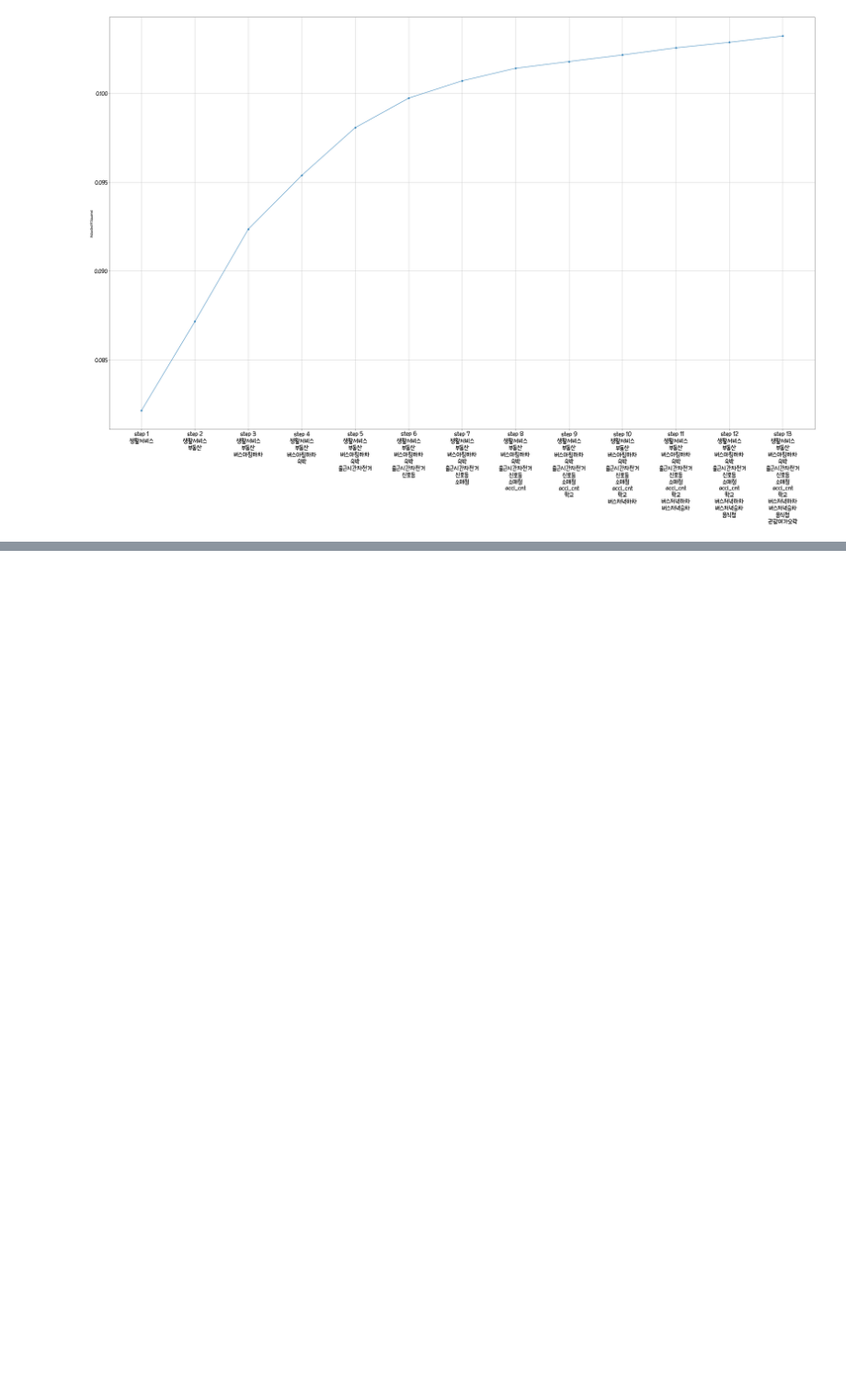
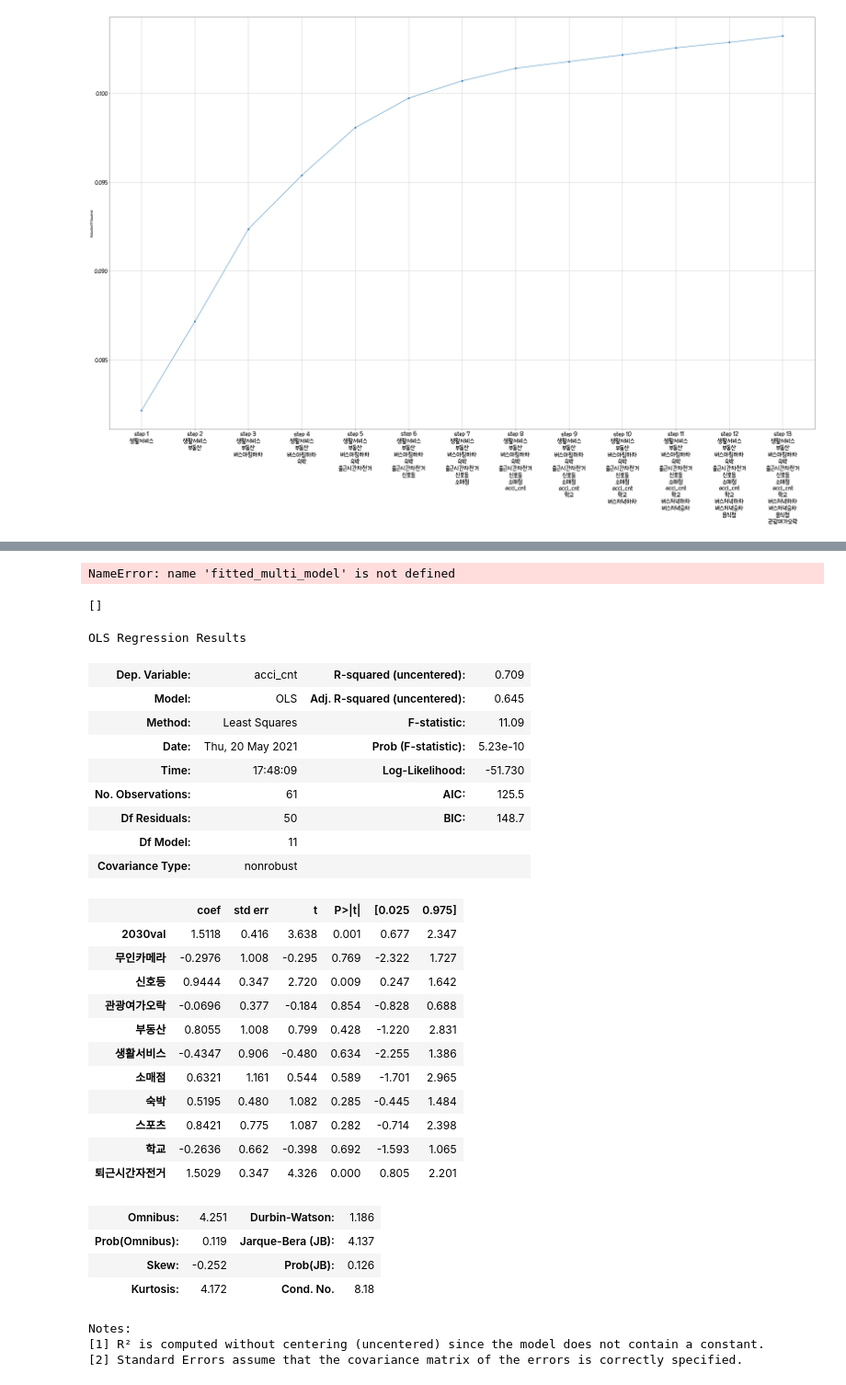
Before and after one commit to so02e/stop_kickrani_GIS, a Jupyter notebook: correlation.ipynb, the cells around one changed output, grey strips where cells are left out. Shown at 92% size. Cells and saved outputs as stored; diff of their text form; code cells hidden in the pictures; blank space fills up the shorter version.

```diff
--- a/correlation.ipynb
+++ b/correlation.ipynb
@@ -839,0 +1084,4 @@ plt.savefig('output/그리드 전처리 완료/종속변수인구전진단계.pn
+# %%
+fitted_multi_model.params
+# %% [output]
+NameError: name 'fitted_multi_model' is not defined
@@ -839,0 +1142,43 @@ plt.savefig('output/그리드 전처리 완료/종속변수인구전진단계.pn
+# %%
+selected_variables
+# %% [output]
+[]
+# %%
+x_data = data_final2[['2030val', '무인카메라', '신호등', '관광여가오락', '부동산', '생활서비스', '소매점', '숙박', '스포츠','학교', '퇴근시간자전거']]
+target = data_final2[["acci_cnt"]]
+
+
+# OLS 검정
+multi_model = sm.OLS(target, x_data)
+fitted_multi_model = multi_model.fit()
+fitted_multi_model.summary()
+# %% [output]
+OLS Regression Results
+| Dep. Variable: | acci_cnt | R-squared (uncentered): | 0.709 |
+| Model: | OLS | Adj. R-squared (uncentered): | 0.645 |
+| Method: | Least Squares | F-statistic: | 11.09 |
+| Date: | Thu, 20 May 2021 | Prob (F-statistic): | 5.23e-10 |
+| Time: | 17:48:09 | Log-Likelihood: | -51.730 |
+| No. Observations: | 61 | AIC: | 125.5 |
+| Df Residuals: | 50 | BIC: | 148.7 |
+| Df Model: | 11 |  |  |
+| Covariance Type: | nonrobust |  |  |
+|  | coef | std err | t | P>|t| | [0.025 | 0.975] |
+| 2030val | 1.5118 | 0.416 | 3.638 | 0.001 | 0.677 | 2.347 |
+| 무인카메라 | -0.2976 | 1.008 | -0.295 | 0.769 | -2.322 | 1.727 |
+| 신호등 | 0.9444 | 0.347 | 2.720 | 0.009 | 0.247 | 1.642 |
+| 관광여가오락 | -0.0696 | 0.377 | -0.184 | 0.854 | -0.828 | 0.688 |
+| 부동산 | 0.8055 | 1.008 | 0.799 | 0.428 | -1.220 | 2.831 |
+| 생활서비스 | -0.4347 | 0.906 | -0.480 | 0.634 | -2.255 | 1.386 |
+| 소매점 | 0.6321 | 1.161 | 0.544 | 0.589 | -1.701 | 2.965 |
+| 숙박 | 0.5195 | 0.480 | 1.082 | 0.285 | -0.445 | 1.484 |
+| 스포츠 | 0.8421 | 0.775 | 1.087 | 0.282 | -0.714 | 2.398 |
+| 학교 | -0.2636 | 0.662 | -0.398 | 0.692 | -1.593 | 1.065 |
+| 퇴근시간자전거 | 1.5029 | 0.347 | 4.326 | 0.000 | 0.805 | 2.201 |
+| Omnibus: | 4.251 | Durbin-Watson: | 1.186 |
+| Prob(Omnibus): | 0.119 | Jarque-Bera (JB): | 4.137 |
+| Skew: | -0.252 | Prob(JB): | 0.126 |
+| Kurtosis: | 4.172 | Cond. No. | 8.18 |
+Notes:
+[1] R² is computed without centering (uncentered) since the model does not contain a constant.
+[2] Standard Errors assume that the covariance matrix of the errors is correctly specified.
```
Also changed, not shown: parts of 15 cells of this notebook, 23 other files.
